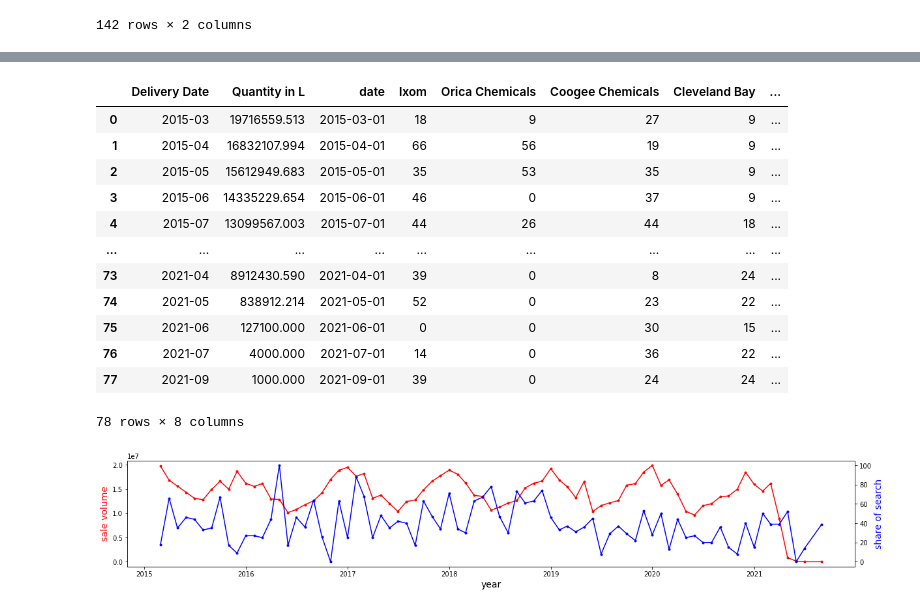
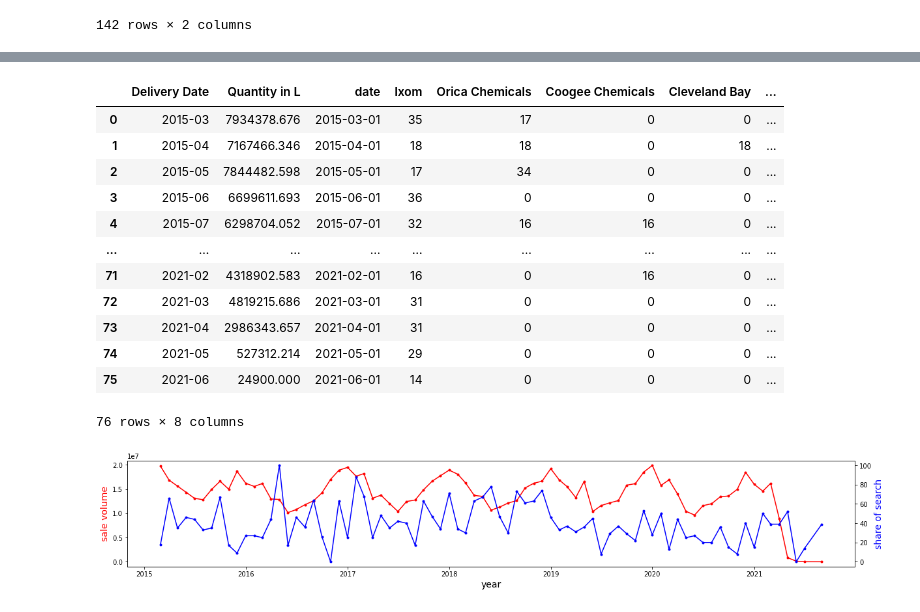
Before and after one commit to yahaod/DS-Project-Group-19, a Jupyter notebook: Data analysis.ipynb, the cells around one changed output, grey strips where cells are left out. Drawn from its saved outputs; the diff is of its cells as text; code cells hidden in the pictures.

```diff
--- a/Data analysis.ipynb
+++ b/Data analysis.ipynb
@@ -1,5 +1,12 @@
 # %%
 import pandas as pd
 sales_data = pd.read_csv('grouped sales data.csv')
-trends_data_after_2015 = pd.read_csv('trends data after 2015.csv')
-trends_data_before_2015 = pd.read_csv('trends data before 2015.csv')
+trends_data_after_2015 = pd.read_csv('Google Trend/trends data after 2015.csv')
+trends_data_before_2015 = pd.read_csv('Google Trend/trends data before 2015.csv')
+data_after_2015_VIC = pd.read_csv('Google Trend/data_after_2015_VIC.csv')
+data_after_2015_NSW = pd.read_csv('Google Trend/data_after_2015_NSW.csv')
+data_after_2015_QLD = pd.read_csv('Google Trend/data_after_2015_QLD.csv')
+data_after_2015_SA = pd.read_csv('Google Trend/data_after_2015_SA.csv')
+data_after_2015_WA = pd.read_csv('Google Trend/data_after_2015_WA.csv')
+
+vic_sale_data = pd.read_csv('data with state/vic_sale_data.csv')
@@ -40,0 +29,14 @@ trends_data_after_2015
+# %%
+trends_data_after_2015['date'] = pd.to_datetime(trends_data_after_2015['date'])
+trends_data_after_2015['date'] = trends_data_after_2015['date'].dt.strftime('%Y-%m')
+
+data_after_2015_VIC['date'] = pd.to_datetime(data_after_2015_VIC['date'])
+data_after_2015_VIC['date'] = data_after_2015_VIC['date'].dt.strftime('%Y-%m')
+data_after_2015_NSW['date'] = pd.to_datetime(data_after_2015_NSW['date'])
+data_after_2015_NSW['date'] = data_after_2015_NSW['date'].dt.strftime('%Y-%m')
+data_after_2015_QLD['date'] = pd.to_datetime(data_after_2015_QLD['date'])
+data_after_2015_QLD['date'] = data_after_2015_QLD['date'].dt.strftime('%Y-%m')
+data_after_2015_SA['date'] = pd.to_datetime(data_after_2015_SA['date'])
+data_after_2015_SA['date'] = data_after_2015_SA['date'].dt.strftime('%Y-%m')
+data_after_2015_WA['date'] = pd.to_datetime(data_after_2015_WA['date'])
+data_after_2015_WA['date'] = data_after_2015_WA['date'].dt.strftime('%Y-%m')
@@ -42,6 +60,9 @@ trends_data_after_2015
 pd.set_option('display.float_format', lambda x: '%.3f' % x)
 grp_by_time = sales_data.groupby(['Delivery Date'])['Quantity in L'].sum().reset_index()
 grp_by_time = grp_by_time.sort_values(by=['Delivery Date'])
-grp_by_time
+
+grp_by_time_vic = vic_sale_data.groupby(['Delivery Date'])['Quantity in L'].sum().reset_index()
+grp_by_time_vic = grp_by_time_vic.sort_values(by=['Delivery Date'])
+grp_by_time_vic
 # %% [output]
 |  | Delivery Date | Quantity in L |
@@ -96,21 +133,21 @@ plt.show()
 # %%
-merged_data_after_2015 = pd.merge(grp_by_time, trends_data_after_2015, left_on='Delivery Date', right_on='date', how='inner')
-merged_data_after_2015['date'] = pd.to_datetime(merged_data_after_2015['date'])
-merged_data_after_2015
+merged_data_after_2015_vic = pd.merge(grp_by_time_vic, data_after_2015_VIC, left_on='Delivery Date', right_on='date', how='inner')
+merged_data_after_2015_vic['date'] = pd.to_datetime(merged_data_after_2015_vic['date'])
+merged_data_after_2015_vic
 # %% [output]
 |  | Delivery Date | Quantity in L | date | Ixom | Orica Chemicals | Coogee Chemicals | Cleveland Bay | ... |
-| 0 | 2015-03 | 19716559.513 | 2015-03-01 | 18 | 9 | 27 | 9 | ... |
-| 1 | 2015-04 | 16832107.994 | 2015-04-01 | 66 | 56 | 19 | 9 | ... |
-| 2 | 2015-05 | 15612949.683 | 2015-05-01 | 35 | 53 | 35 | 9 | ... |
-| 3 | 2015-06 | 14335229.654 | 2015-06-01 | 46 | 0 | 37 | 9 | ... |
-| 4 | 2015-07 | 13099567.003 | 2015-07-01 | 44 | 26 | 44 | 18 | ... |
+| 0 | 2015-03 | 7934378.676 | 2015-03-01 | 35 | 17 | 0 | 0 | ... |
+| 1 | 2015-04 | 7167466.346 | 2015-04-01 | 18 | 18 | 0 | 18 | ... |
+| 2 | 2015-05 | 7844482.598 | 2015-05-01 | 17 | 34 | 0 | 0 | ... |
+| 3 | 2015-06 | 6699611.693 | 2015-06-01 | 36 | 0 | 0 | 0 | ... |
+| 4 | 2015-07 | 6298704.052 | 2015-07-01 | 32 | 16 | 16 | 0 | ... |
 | ... | ... | ... | ... | ... | ... | ... | ... | ... |
-| 73 | 2021-04 | 8912430.590 | 2021-04-01 | 39 | 0 | 8 | 24 | ... |
-| 74 | 2021-05 | 838912.214 | 2021-05-01 | 52 | 0 | 23 | 22 | ... |
-| 75 | 2021-06 | 127100.000 | 2021-06-01 | 0 | 0 | 30 | 15 | ... |
-| 76 | 2021-07 | 4000.000 | 2021-07-01 | 14 | 0 | 36 | 22 | ... |
-| 77 | 2021-09 | 1000.000 | 2021-09-01 | 39 | 0 | 24 | 24 | ... |
+| 71 | 2021-02 | 4318902.583 | 2021-02-01 | 16 | 0 | 16 | 0 | ... |
+| 72 | 2021-03 | 4819215.686 | 2021-03-01 | 31 | 0 | 0 | 0 | ... |
+| 73 | 2021-04 | 2986343.657 | 2021-04-01 | 31 | 0 | 0 | 0 | ... |
+| 74 | 2021-05 | 527312.214 | 2021-05-01 | 29 | 0 | 0 | 0 | ... |
+| 75 | 2021-06 | 24900.000 | 2021-06-01 | 14 | 0 | 0 | 0 | ... |
-78 rows × 8 columns
+76 rows × 8 columns
 # %%
 # create figure and axis objects with subplots()
 fig,ax = plt.subplots()
```
Also changed, not shown: parts of 10 cells of this notebook.
